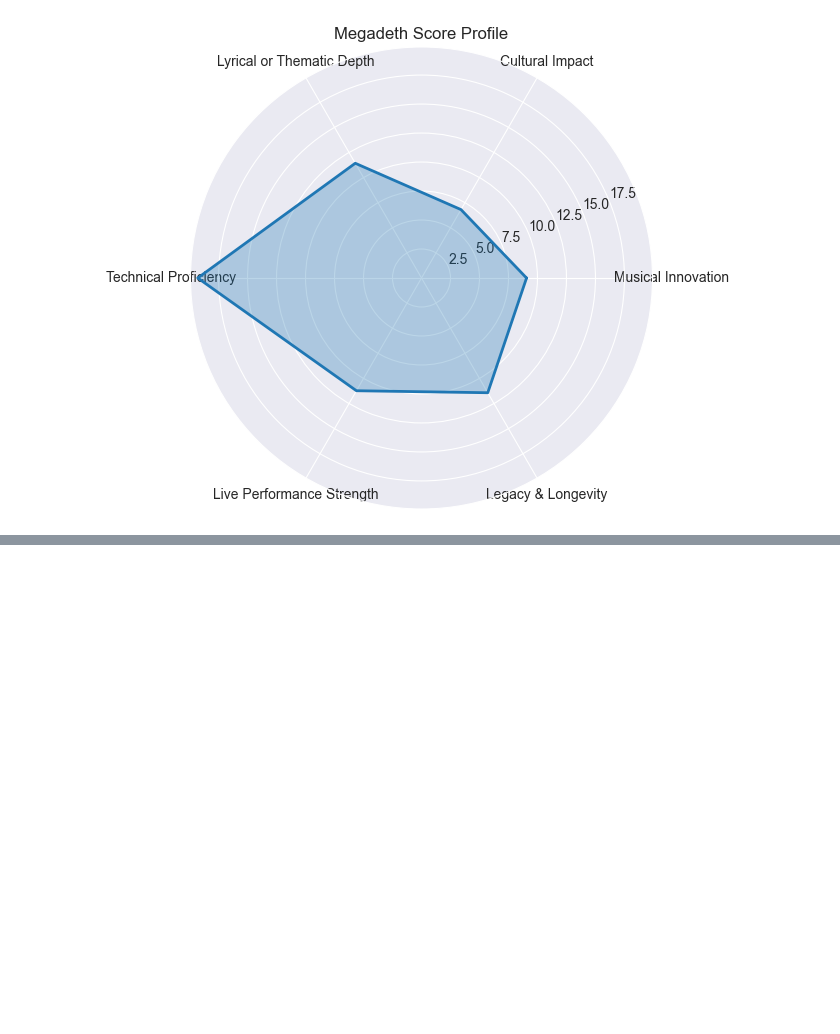
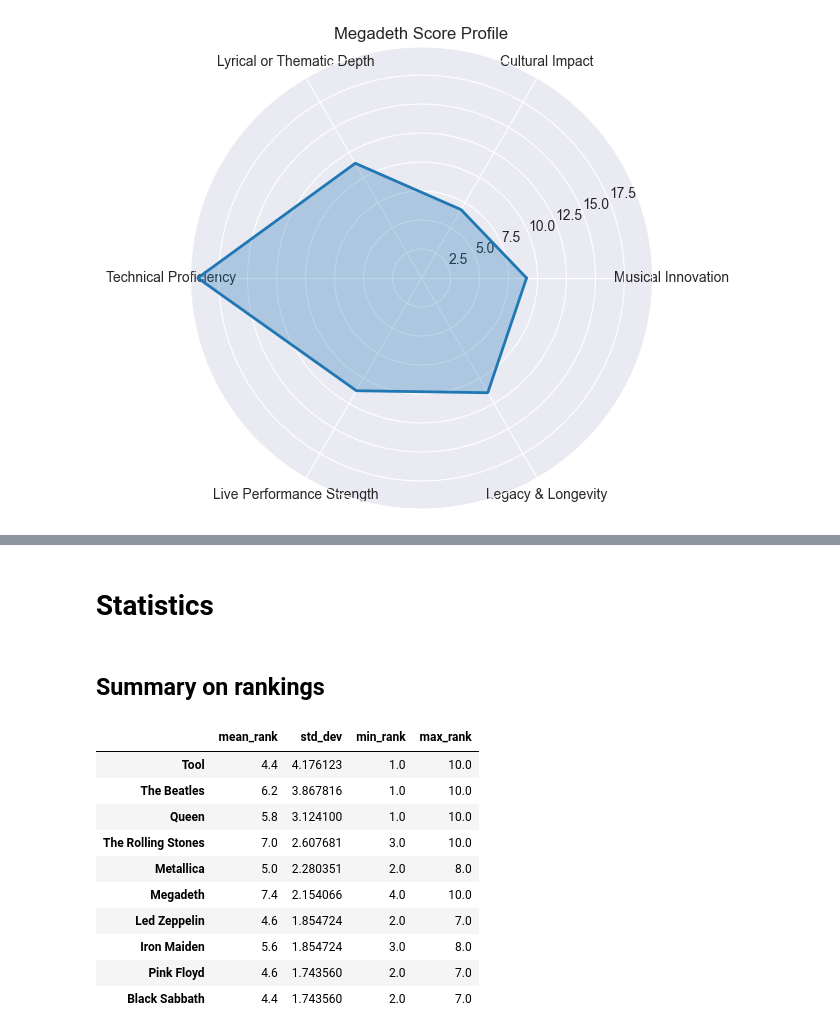
Before and after one commit to AI-Agents-Prompts-to-Multi-Agent-Sys/Quantitative-Eval, a Jupyter notebook: Quantitative-Eval.ipynb, the cells around one changed output, grey strips where cells are left out. Cells and saved outputs as stored; diff of their text form; code cells hidden in the pictures; blank space fills up the shorter version.

```diff
--- a/Quantitative-Eval.ipynb
+++ b/Quantitative-Eval.ipynb
@@ -456,21 +462,36 @@ plt.show()
+# %% [markdown]
+# Statistics
+# %% [markdown]
+## Summary on rankings
 # %%
-import numpy as np
-
-# Compute standard deviation of rankings across agents
-band_ranks = {band: [] for band in ITEMS}
-for agent in PERSONAS:
-    for i, band in enumerate(result[f"{agent}_ranking"]):
-        band_ranks[band].append(i + 1)
+item_ranks = {item: [] for item in ITEMS}
+for vote in weighted_votes:
+    for item, rank in zip(vote['df'][EVALUATION_SUBJECT], vote['df']['Rank']):
+        item_ranks[item].append(rank)
 
 stats = {
-    band: {
+    item: {
         "mean_rank": np.mean(ranks),
         "std_dev": np.std(ranks),
         "min_rank": min(ranks),
         "max_rank": max(ranks)
     }
-    for band, ranks in band_ranks.items()
+    for item, ranks in item_ranks.items()
 }
 
+# change this value to sort by a different statistic ⬇️. This currently shows the diversity of opinions.
 rank_stats_df = pd.DataFrame(stats).T.sort_values("std_dev", ascending=False)
+
 rank_stats_df
+# %% [output]
+|  | mean_rank | std_dev | min_rank | max_rank |
+| Tool | 4.4 | 4.176123 | 1.0 | 10.0 |
+| The Beatles | 6.2 | 3.867816 | 1.0 | 10.0 |
+| Queen | 5.8 | 3.124100 | 1.0 | 10.0 |
+| The Rolling Stones | 7.0 | 2.607681 | 3.0 | 10.0 |
+| Metallica | 5.0 | 2.280351 | 2.0 | 8.0 |
+| Megadeth | 7.4 | 2.154066 | 4.0 | 10.0 |
+| Led Zeppelin | 4.6 | 1.854724 | 2.0 | 7.0 |
+| Iron Maiden | 5.6 | 1.854724 | 3.0 | 8.0 |
+| Pink Floyd | 4.6 | 1.743560 | 2.0 | 7.0 |
+| Black Sabbath | 4.4 | 1.743560 | 2.0 | 7.0 |
```
Also changed, not shown: parts of 26 cells of this notebook, 1 other file.
